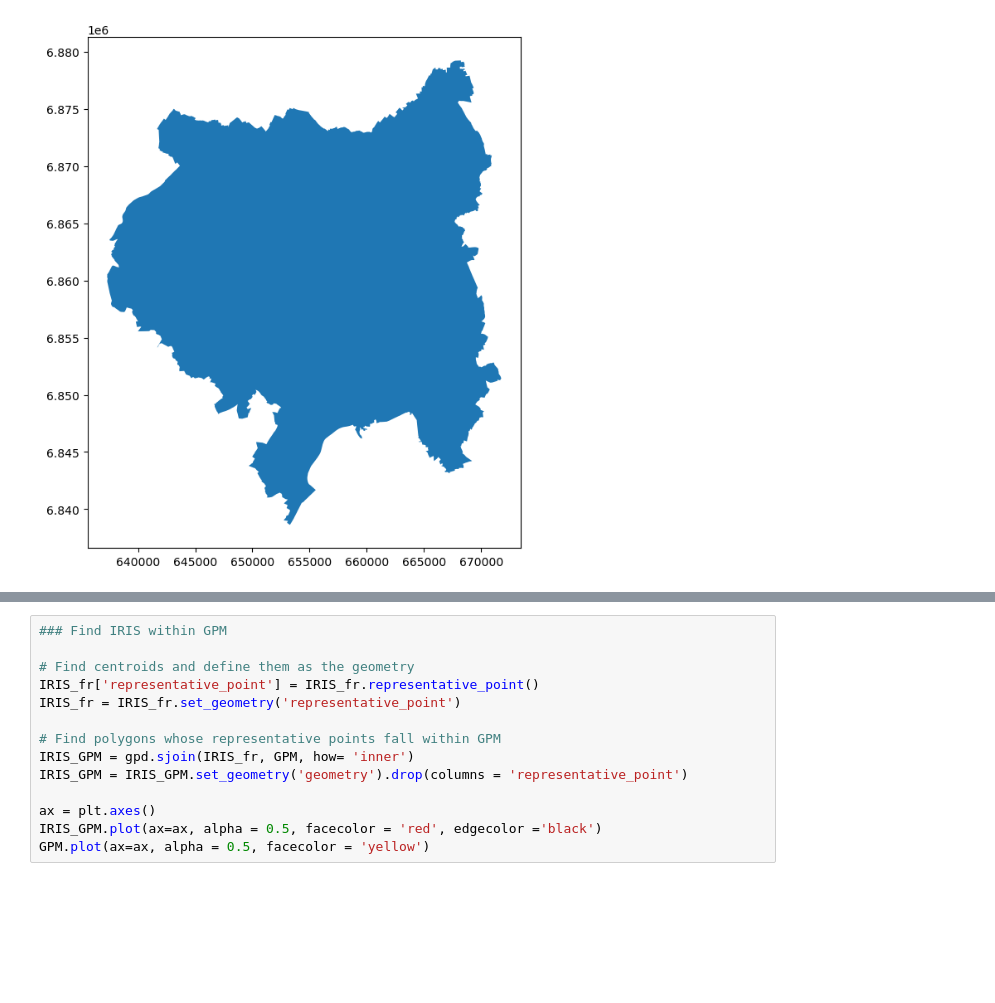
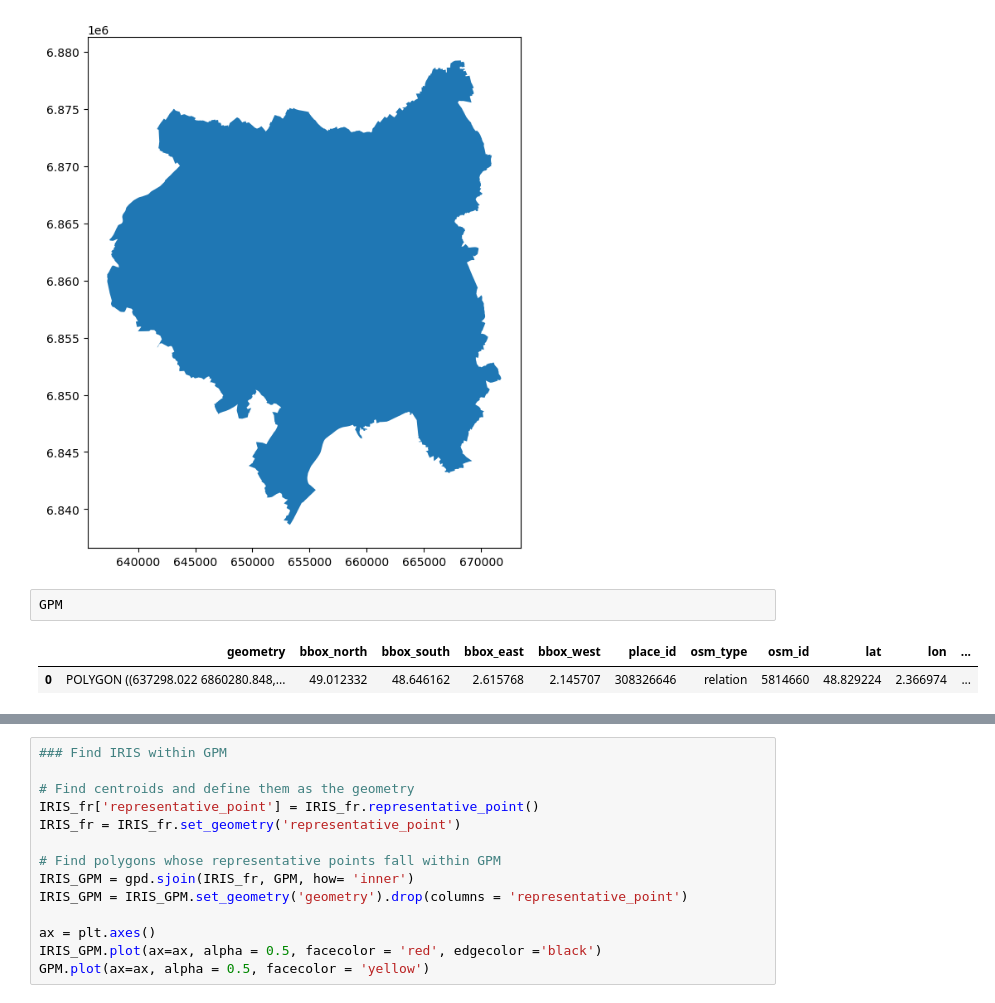
Before and after one commit to AurianeTec/Thesis, a Jupyter notebook: create_grid.ipynb, the cells around one changed output, grey strips where cells are left out. Saved outputs shown, nothing was run; the diff lists cells and outputs as text; blank space fills up the shorter version.

```diff
--- a/create_grid.ipynb
+++ b/create_grid.ipynb
@@ -31,6 +31,11 @@ GPM.plot()
 GPM.to_file('data/raw/GPM_geometry/GPM.geojson', driver = 'GeoJSON')
 # %% [output]
 [figure]
+# %%
+GPM
+# %% [output]
+|  | geometry | bbox_north | bbox_south | bbox_east | bbox_west | place_id | osm_type | osm_id | lat | lon | ... |
+| 0 | POLYGON ((637298.022 6860280.848,... | 49.012332 | 48.646162 | 2.615768 | 2.145707 | 308326646 | relation | 5814660 | 48.829224 | 2.366974 | ... |
 # %%
 ### Get all IRIS shapes in France
 IRIS_fr = gpd.read_file("data/raw/IRIS_shapes/CONTOURS-IRIS/1_DONNEES_LIVRAISON_2022-06-00180/CONTOURS-IRIS_2-1_SHP_LAMB93_FXX-2022/CONTOURS-IRIS.shp")
```
Also changed, not shown: parts of 4 cells of this notebook, 1 other file.
